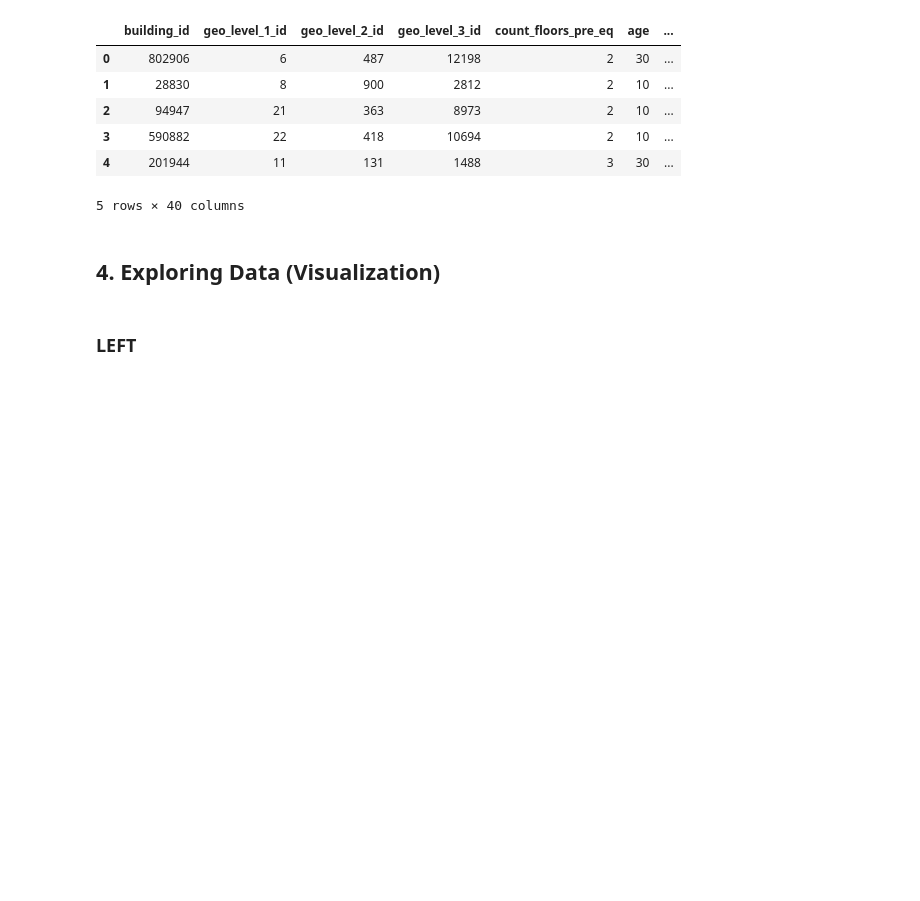
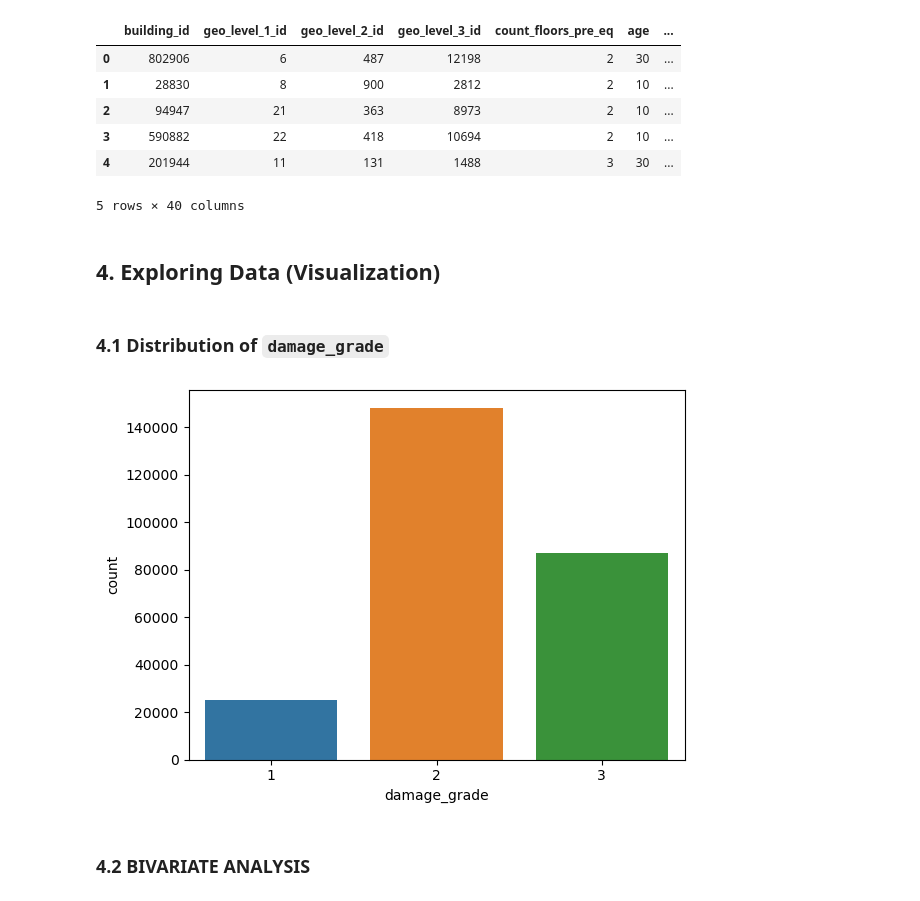
Before and after one commit to Bhandari008/house_damage_prediction, a Jupyter notebook: notebook/EDA.ipynb, the cells around one changed output. Drawn from its saved outputs; the diff is of its cells as text; code cells hidden in the pictures; blank space fills up the shorter version.

Commit message:
added countplot

```diff
--- a/notebook/EDA.ipynb
+++ b/notebook/EDA.ipynb
@@ -195,5 +192,11 @@ df.head()
 5 rows × 40 columns
 # %% [markdown]
 ## 4. Exploring Data (Visualization)
-# %% [markdown]
-### LEFT
+# %% [markdown]
+### 4.1 Distribution of `damage_grade`
+# %%
+sns.countplot(df['damage_grade']);
+# %% [output]
+[figure, added]
+# %% [markdown]
+### 4.2 BIVARIATE ANALYSIS
```
Also changed, not shown: parts of 2 cells of this notebook.
